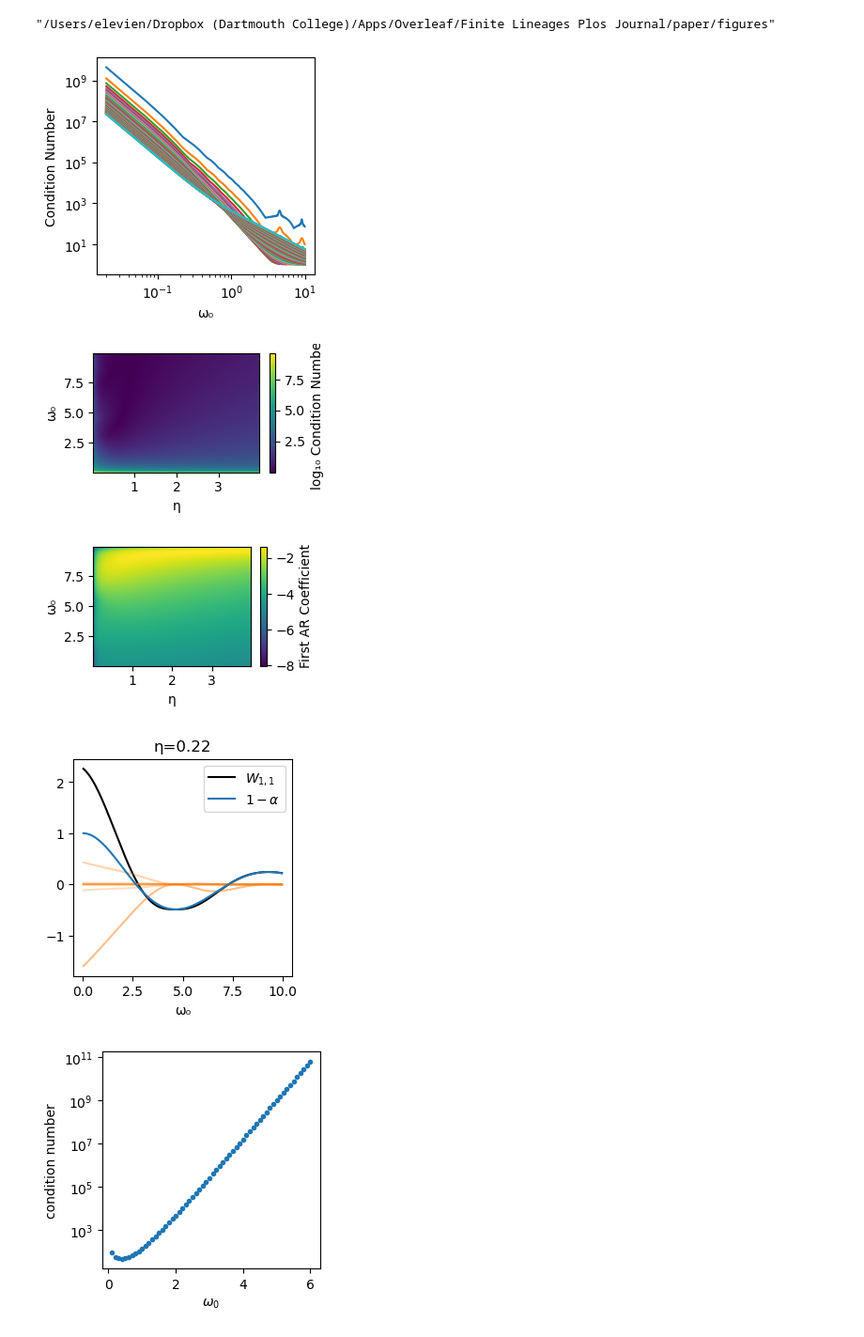
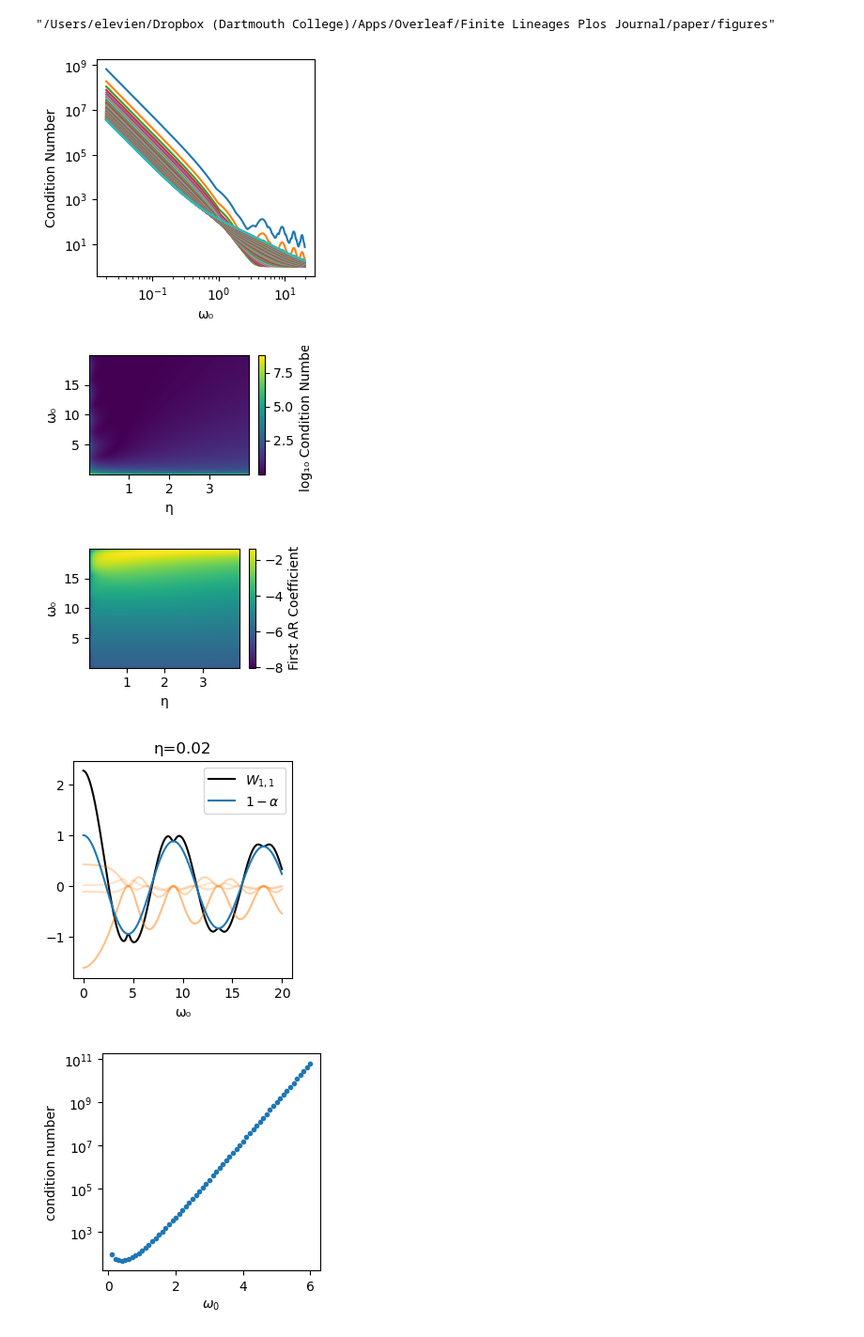
Before and after one commit to elevien/GrowthCellCycleModel, a Jupyter notebook: src/sho.ipynb, the cells around one changed output. Shown: that part at 94% size. Cells and saved outputs as stored; diff of their text form; code cells hidden in the pictures.

```diff
--- a/src/sho.ipynb
+++ b/src/sho.ipynb
@@ -9,9 +9,9 @@ FIG_PATH = "/Users/elevien/Dropbox (Dartmouth College)/Apps/Overleaf/Finite Line
 "/Users/elevien/Dropbox (Dartmouth College)/Apps/Overleaf/Finite Lineages Plos Journal/paper/figures"
 # %%
 
-ω0range_ = collect(0.02:0.05:10.)
+ω0range_ = collect(0.02:0.05:20.)
 ηrange_ = collect(0.02:0.05:4)
-l =20
+l =5
 C = zeros(length(ω0range_), length(ηrange_))
 Ws = zeros(length(ω0range_), length(ηrange_),l)
 Ss = zeros(length(ω0range_), length(ηrange_))
@@ -44,7 +44,7 @@ ax.set_xlabel("ω₀")
 ax.set_ylabel("Condition Number")
 fig
 # %% [output]
-[figure, old version]
+[figure, new version]
 # %%
 fig,ax = subplots(figsize=(3,2))
 c = ax.imshow(log10.(C),  extent=(minimum(ηrange_), maximum(ηrange_),minimum(ω0range_), maximum(ω0range_)), origin="lower", aspect="auto")
@@ -54,7 +54,7 @@ fig.colorbar(c, ax=ax, label="log₁₀ Condition Number")
 tight_layout()
 fig
 # %% [output]
-[figure, old version]
+[figure, new version]
 # %%
 Ws[:,:,1]
 
@@ -67,24 +67,24 @@ fig.colorbar(c, ax=ax, label="First AR Coefficient")
 tight_layout()
 fig
 # %% [output]
-[figure, old version]
+[figure, new version]
 # %%
 fig, ax = subplots(figsize=(3,3))
-j = 5 # index for η
+j = 1 # index for η
 ax.plot(ω0range_,Ws[:,j,1], "k-",label= L"$W_{1,1}$")
 for k in 2:l
     ω0 = ω0range_[k]
     η = ηrange_[j]
     ax.plot(ω0range_, Ws[:,j,k], "C1-",alpha=1/k)
 end
 ax.plot(ω0range_, [ksho(log(2), ηrange_[j], ω0range_[i])/ksho(0.0, ηrange_[j], ω0range_[i]) for i in 1:length(ω0range_)], "C0-",label=L"$1-\alpha$")
 #ax.set_ylim([-10,10])
 ax.set_xlabel("ω₀")
 ax.set_title("η=$(ηrange_[j])")
 ax.legend()
 fig
 # %% [output]
-[figure, old version]
+[figure, new version]
 # %%
 
 η =3.3
```
Also changed, not shown: 13 other files.
